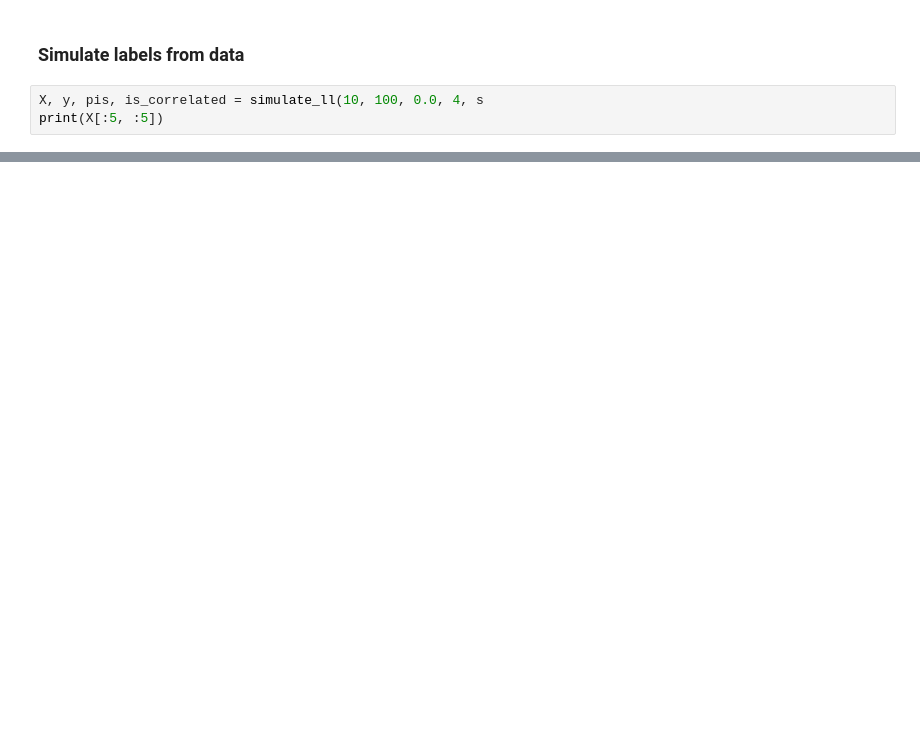
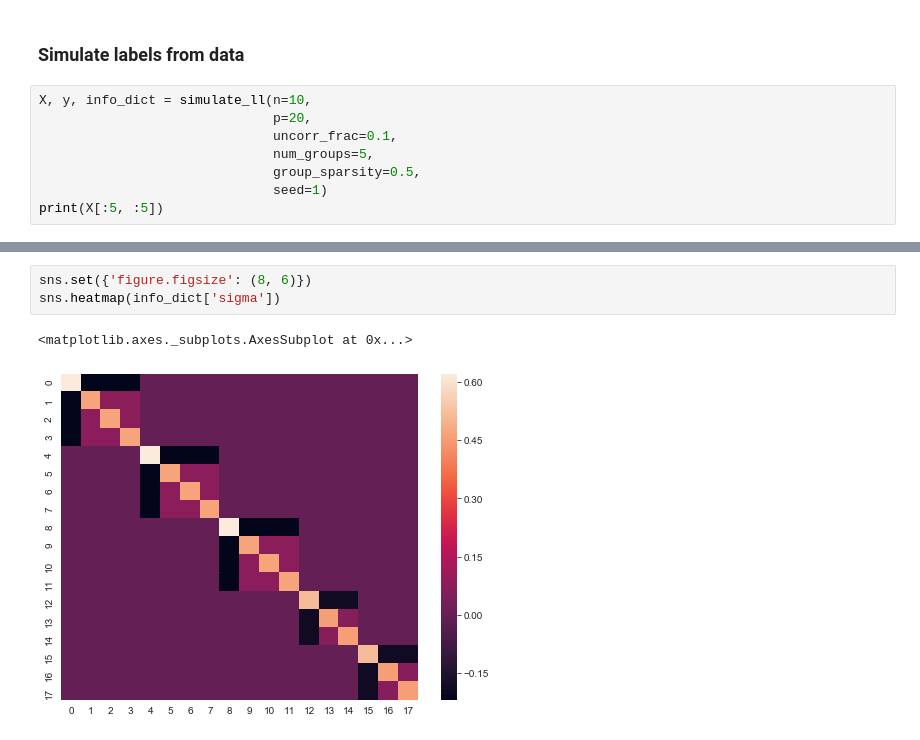
Before and after one commit to greenelab/simulate-groups, a Jupyter notebook: test_simulate_groups.ipynb, the cells around one changed output, grey strips where cells are left out. Drawn from its saved outputs; the diff is of its cells as text; blank space fills up the shorter version.

Commit message:
add group sparsity option

```diff
--- a/test_simulate_groups.ipynb
+++ b/test_simulate_groups.ipynb
@@ -60,6 +63,11 @@ axarr[1].set_title('Partial correlations estimated from data')
 # %% [markdown]
 ### Simulate labels from data
 # %%
-X, y, pis, is_correlated = simulate_ll(10, 100, 0.0, 4, s
+X, y, info_dict = simulate_ll(n=10,
+                              p=20,
+                              uncorr_frac=0.1,
+                              num_groups=5,
+                              group_sparsity=0.5,
+                              seed=1)
 print(X[:5, :5])
 # %% [output]
@@ -89,0 +105,6 @@ print(pis)
+# %%
+sns.set({'figure.figsize': (8, 6)})
+sns.heatmap(info_dict['sigma'])
+# %% [output]
+<matplotlib.axes._subplots.AxesSubplot at 0x...>
+[figure, added]
```
Also changed, not shown: parts of 6 cells of this notebook, 1 other file.
